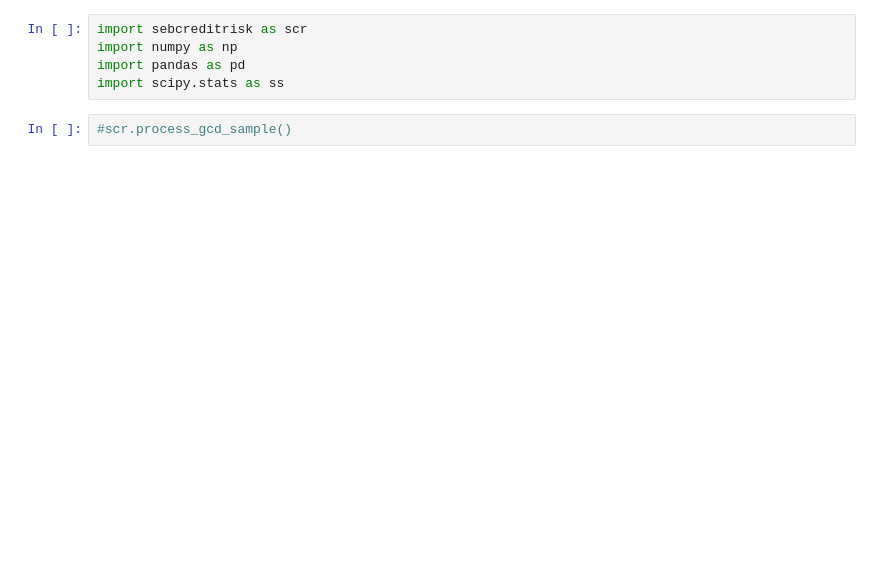
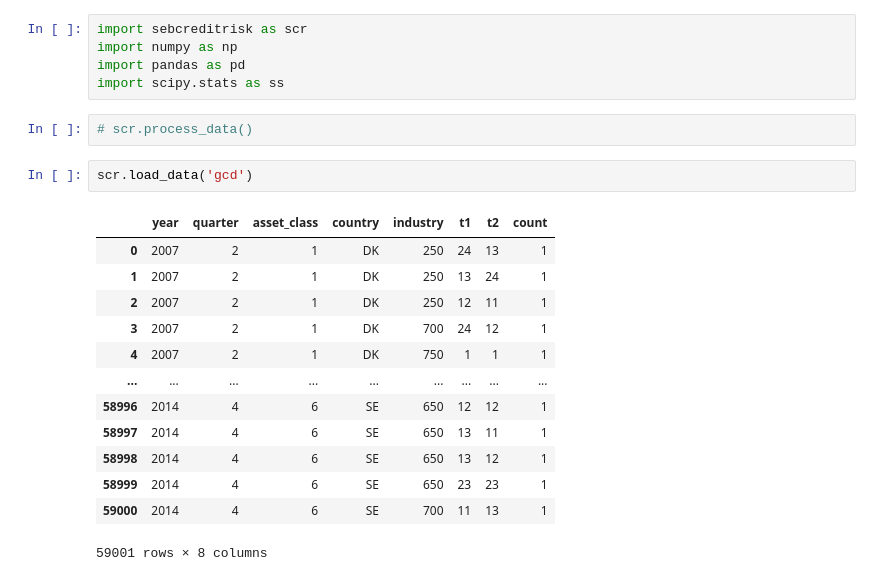
Before and after one commit to trananhthong/sebcreditrisk, a Jupyter notebook: notebooks/test.ipynb, the cells around one changed output. Saved outputs shown, nothing was run; the diff lists cells and outputs as text; blank space fills up the shorter version.

```diff
--- a/notebooks/test.ipynb
+++ b/notebooks/test.ipynb
@@ -4,4 +4,20 @@ import numpy as np
 import pandas as pd
 import scipy.stats as ss
 # %%
-#scr.process_gcd_sample()
+# scr.process_data()
+# %%
+scr.load_data('gcd')
+# %% [output]
+|  | year | quarter | asset_class | country | industry | t1 | t2 | count |
+| 0 | 2007 | 2 | 1 | DK | 250 | 24 | 13 | 1 |
+| 1 | 2007 | 2 | 1 | DK | 250 | 13 | 24 | 1 |
+| 2 | 2007 | 2 | 1 | DK | 250 | 12 | 11 | 1 |
+| 3 | 2007 | 2 | 1 | DK | 700 | 24 | 12 | 1 |
+| 4 | 2007 | 2 | 1 | DK | 750 | 1 | 1 | 1 |
+| ... | ... | ... | ... | ... | ... | ... | ... | ... |
+| 58996 | 2014 | 4 | 6 | SE | 650 | 12 | 12 | 1 |
+| 58997 | 2014 | 4 | 6 | SE | 650 | 13 | 11 | 1 |
+| 58998 | 2014 | 4 | 6 | SE | 650 | 13 | 12 | 1 |
+| 58999 | 2014 | 4 | 6 | SE | 650 | 23 | 23 | 1 |
+| 59000 | 2014 | 4 | 6 | SE | 700 | 11 | 13 | 1 |
+59001 rows × 8 columns
```
Also changed, not shown: parts of 9 cells of this notebook.
